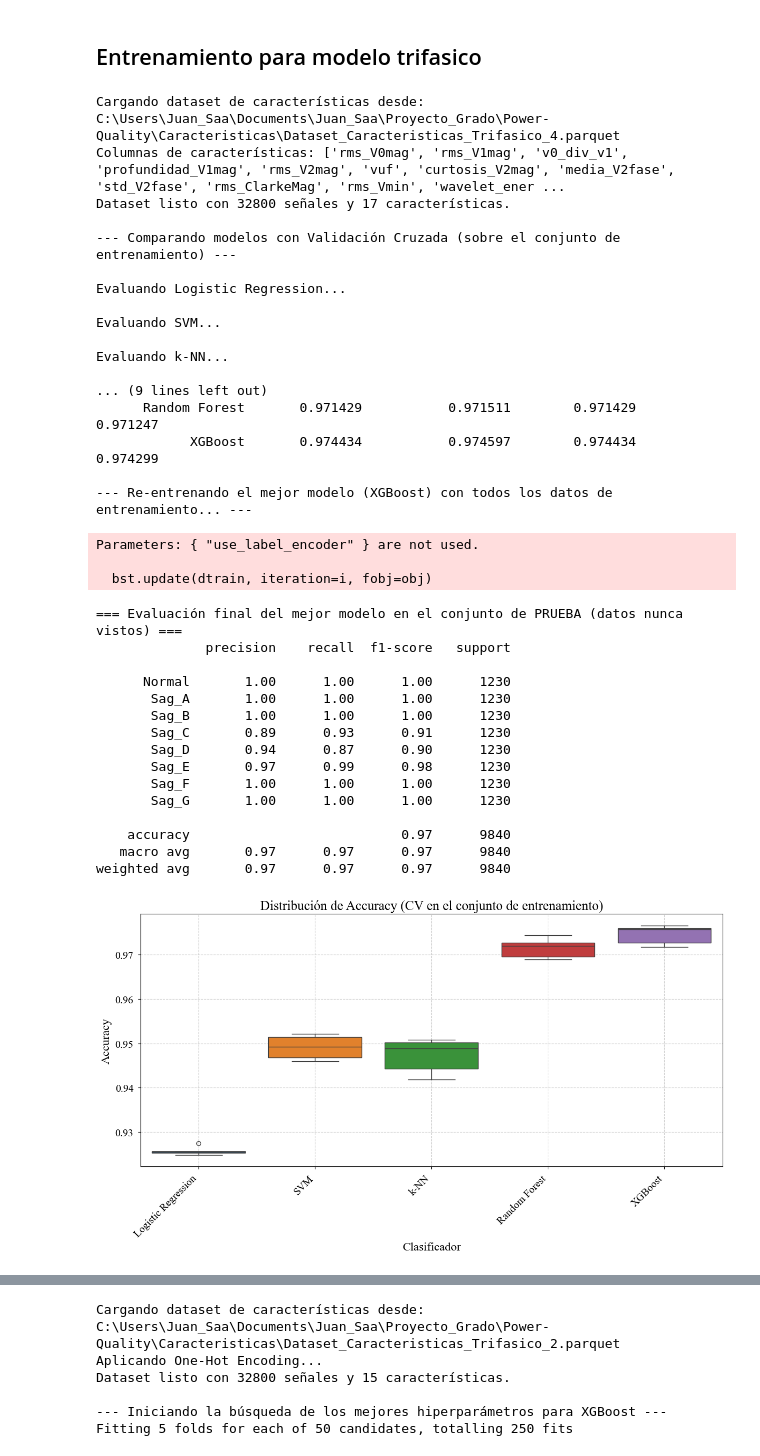
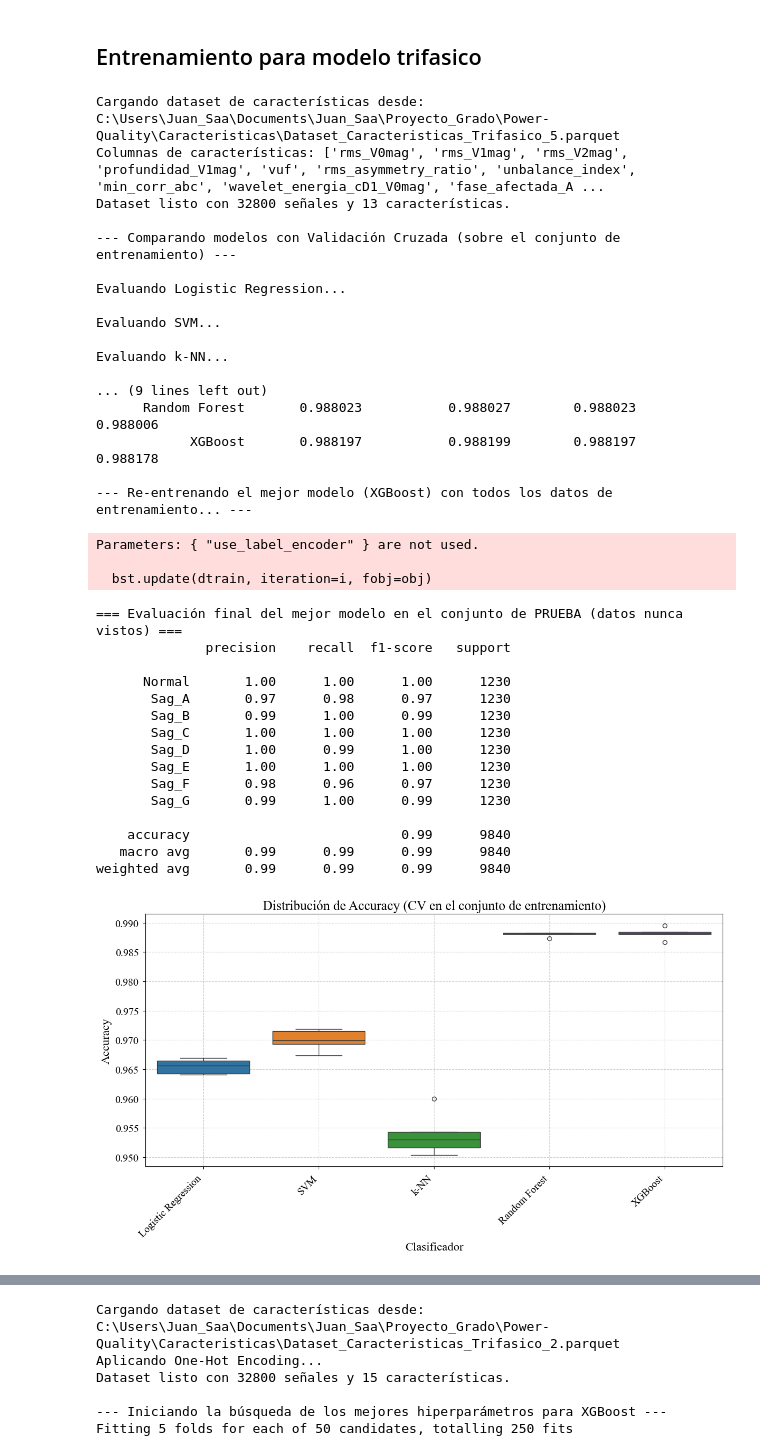
Before and after one commit to SGOLDYT/Power-Quality, a Jupyter notebook: Entrenamiento/Entrenamient_trifasico.ipynb, the cells around one changed output, grey strips where cells are left out. Saved outputs shown, nothing was run; the diff lists cells and outputs as text; code cells hidden in the pictures.

```diff
--- a/Entrenamiento/Entrenamient_trifasico.ipynb
+++ b/Entrenamiento/Entrenamient_trifasico.ipynb
@@ -33,7 +33,7 @@ def _setup_academic_style():
 
 # ---------- Carga de datos ----------
 # --- CAMBIO 1: Apuntar al nuevo dataset con características 100% numéricas ---
-data_path = r"C:\Users\Juan_Saa\Documents\Juan_Saa\Proyecto_Grado\Power-Quality\Caracteristicas\Dataset_Caracteristicas_Trifasico_4.parquet"
+data_path = r"C:\Users\Juan_Saa\Documents\Juan_Saa\Proyecto_Grado\Power-Quality\Caracteristicas\Dataset_Caracteristicas_Trifasico_5.parquet"
 print(f"Cargando dataset de características desde: {data_path}")
 df = pd.read_parquet(data_path)
 # No es necesario reset_index si 'signal_id' ya es el índice
@@ -144,46 +144,46 @@ plt.show()
 cm = confusion_matrix(y_test, y_test_pred)
 plt.figure(figsize=(12, 10))
 sns.heatmap(cm, annot=True, fmt='d', cmap='Blues',
             xticklabels=class_names, yticklabels=class_names)
 plt.title(f'Matriz de Confusión en Test - {best_model_name}')
 plt.ylabel('Clase Real')
 plt.xlabel('Clase Predicha')
 plt.tight_layout()
 plt.show()
 # %% [output]
-Cargando dataset de características desde: C:\Users\Juan_Saa\Documents\Juan_Saa\Proyecto_Grado\Power-Quality\Caracteristicas\Dataset_Caracteristicas_Trifasico_4.parquet
-Columnas de características: ['rms_V0mag', 'rms_V1mag', 'v0_div_v1', 'profundidad_V1mag', 'rms_V2mag', 'vuf', 'curtosis_V2mag', 'media_V2fase', 'std_V2fase', 'rms_ClarkeMag', 'rms_Vmin', 'wavelet_ener ...
-Dataset listo con 32800 señales y 17 características.
+Cargando dataset de características desde: C:\Users\Juan_Saa\Documents\Juan_Saa\Proyecto_Grado\Power-Quality\Caracteristicas\Dataset_Caracteristicas_Trifasico_5.parquet
+Columnas de características: ['rms_V0mag', 'rms_V1mag', 'rms_V2mag', 'profundidad_V1mag', 'vuf', 'rms_asymmetry_ratio', 'unbalance_index', 'min_corr_abc', 'wavelet_energia_cD1_V0mag', 'fase_afectada_A ...
+Dataset listo con 32800 señales y 13 características.
 
 --- Comparando modelos con Validación Cruzada (sobre el conjunto de entrenamiento) ---
 
 Evaluando Logistic Regression...
 
 Evaluando SVM...
 
 Evaluando k-NN...
 
 ... (9 lines left out)
-      Random Forest       0.971429           0.971511        0.971429          0.971247
-            XGBoost       0.974434           0.974597        0.974434          0.974299
+      Random Forest       0.988023           0.988027        0.988023          0.988006
+            XGBoost       0.988197           0.988199        0.988197          0.988178
 
 --- Re-entrenando el mejor modelo (XGBoost) con todos los datos de entrenamiento... ---
 Parameters: { "use_label_encoder" } are not used.
 
   bst.update(dtrain, iteration=i, fobj=obj)
 === Evaluación final del mejor modelo en el conjunto de PRUEBA (datos nunca vistos) ===
               precision    recall  f1-score   support
 
       Normal       1.00      1.00      1.00      1230
-       Sag_A       1.00      1.00      1.00      1230
-       Sag_B       1.00      1.00      1.00      1230
-       Sag_C       0.89      0.93      0.91      1230
-       Sag_D       0.94      0.87      0.90      1230
-       Sag_E       0.97      0.99      0.98      1230
-       Sag_F       1.00      1.00      1.00      1230
-       Sag_G       1.00      1.00      1.00      1230
+       Sag_A       0.97      0.98      0.97      1230
+       Sag_B       0.99      1.00      0.99      1230
+       Sag_C       1.00      1.00      1.00      1230
+       Sag_D       1.00      0.99      1.00      1230
+       Sag_E       1.00      1.00      1.00      1230
+       Sag_F       0.98      0.96      0.97      1230
+       Sag_G       0.99      1.00      0.99      1230
 
-    accuracy                           0.97      9840
-   macro avg       0.97      0.97      0.97      9840
-weighted avg       0.97      0.97      0.97      9840
+    accuracy                           0.99      9840
+   macro avg       0.99      0.99      0.99      9840
+weighted avg       0.99      0.99      0.99      9840
-[figure, old version]
+[figure, new version]
```
Also changed, not shown: parts of 2 cells of this notebook, 9 other files.
